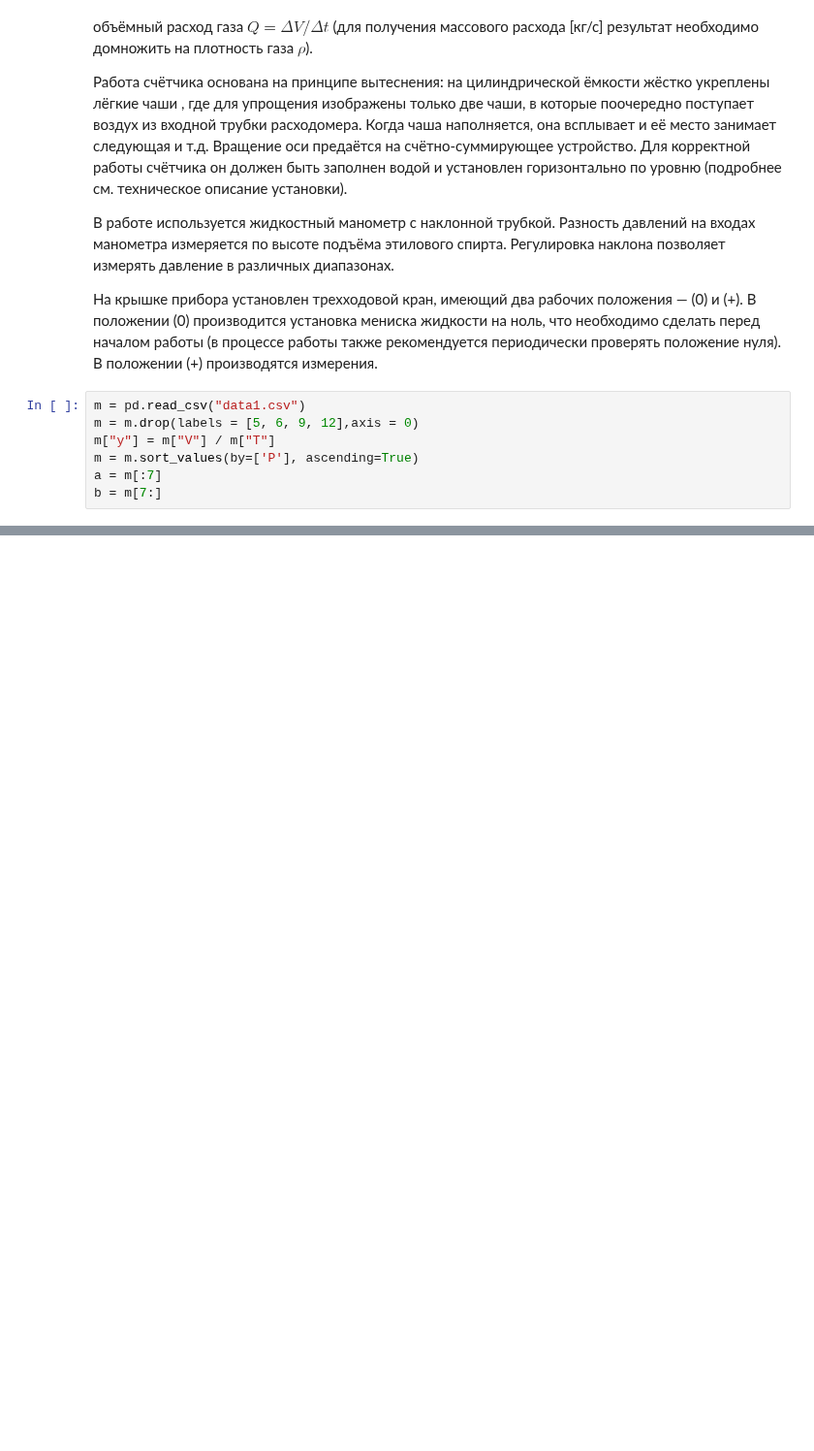
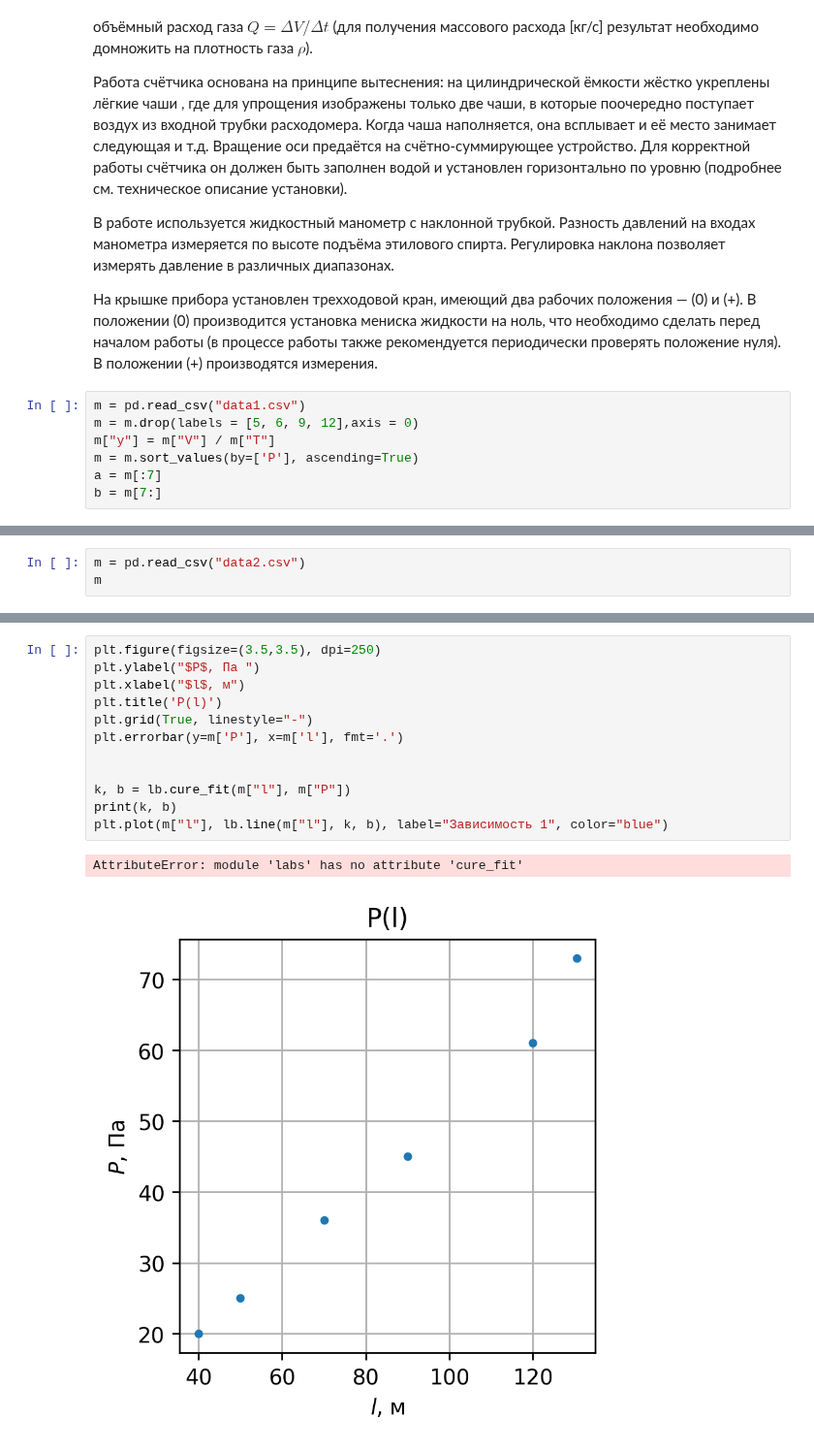
Before and after one commit to skolkovo-bba/labs3, a Jupyter notebook: 1.3.3/lab133.ipynb, the cells around one changed output, grey strips where cells are left out. Shown at 97% size. Saved outputs shown, nothing was run; the diff lists cells and outputs as text; blank space fills up the shorter version.

```diff
--- a/1.3.3/lab133.ipynb
+++ b/1.3.3/lab133.ipynb
@@ -99,3 +94,6 @@ plt.plot(b["P"].agg(get_var), root(b["P"].agg(get_var), get_var(k)), label="За
 (0.01056±0.00005)
 [<matplotlib.lines.Line2D at 0x...>]
 [figure]
+# %%
+m = pd.read_csv("data2.csv")
+m
@@ -101,0 +108,15 @@ plt.plot(b["P"].agg(get_var), root(b["P"].agg(get_var), get_var(k)), label="За
+# %%
+plt.figure(figsize=(3.5,3.5), dpi=250)
+plt.ylabel("$P$, Па ")
+plt.xlabel("$l$, м")
+plt.title('P(l)')
+plt.grid(True, linestyle="-")
+plt.errorbar(y=m['P'], x=m['l'], fmt='.')
+
+
+k, b = lb.cure_fit(m["l"], m["P"])
+print(k, b)
+plt.plot(m["l"], lb.line(m["l"], k, b), label="Зависимость 1", color="blue")
+# %% [output]
+AttributeError: module 'labs' has no attribute 'cure_fit'
+[figure, added]
```
Also changed, not shown: parts of 3 cells of this notebook, 2 other files.
